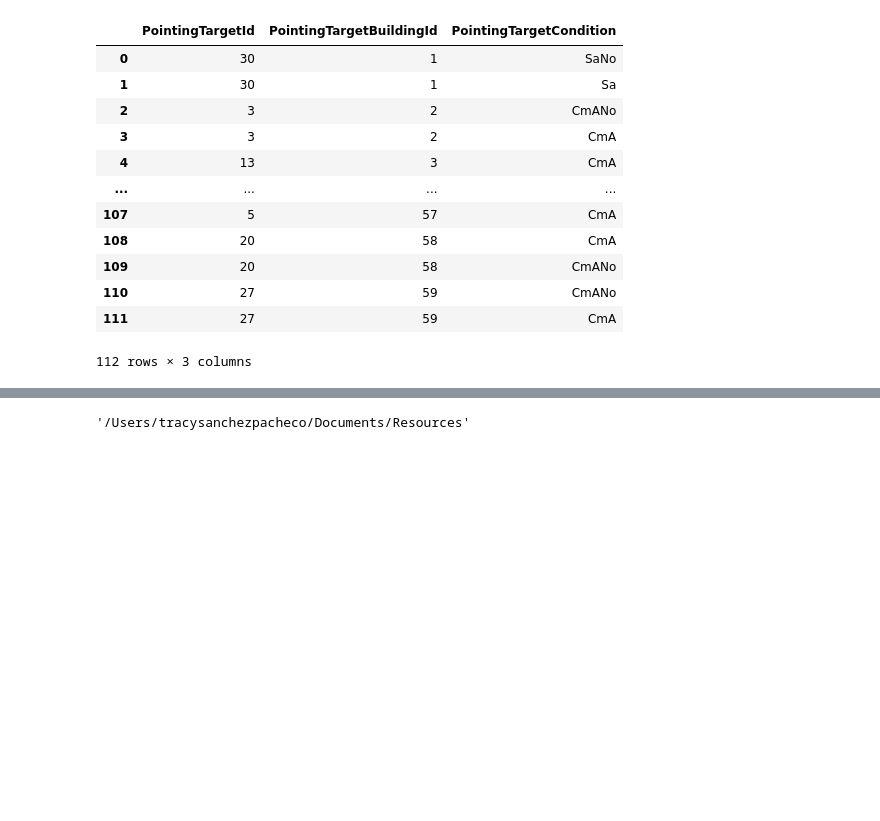
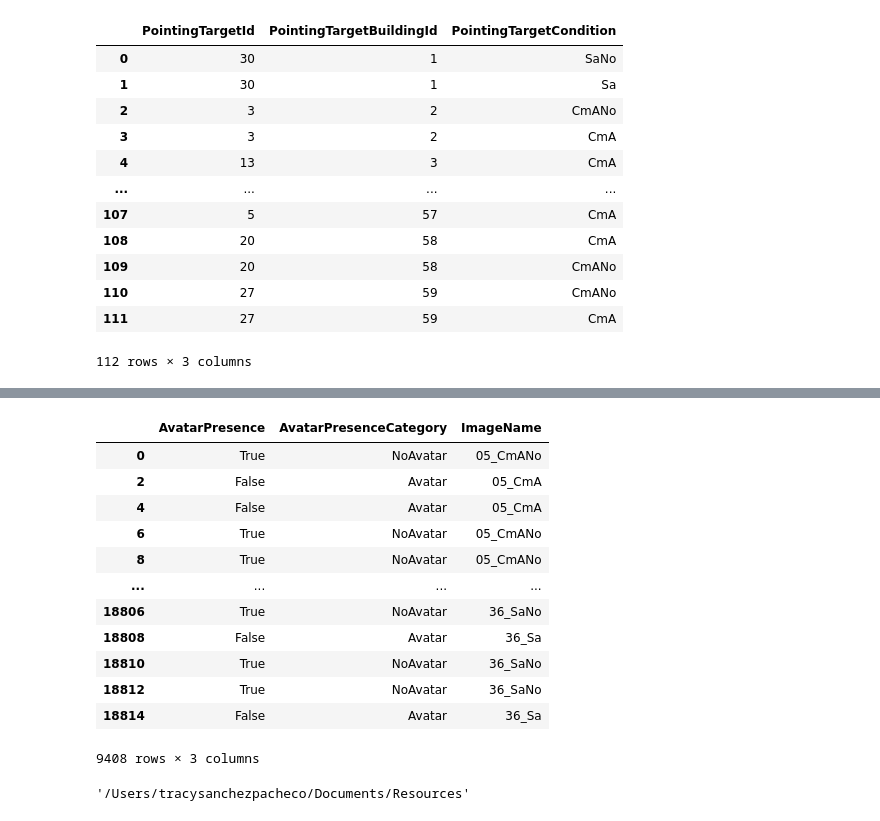
Before and after one commit to tracysanchez/Human_Agents_Impact_Nav, a Jupyter notebook: PointingTask/03_CoordinatesCorrection.ipynb, the cells around one changed output, grey strips where cells are left out. Saved outputs shown, nothing was run; the diff lists cells and outputs as text; code cells hidden in the pictures; blank space fills up the shorter version.

```diff
--- a/PointingTask/03_CoordinatesCorrection.ipynb
+++ b/PointingTask/03_CoordinatesCorrection.ipynb
@@ -143,3 +143,19 @@ memory usage: 1.9+ MB
+# %%
+CoordinatesIntegrated[['AvatarPresence', 'AvatarPresenceCategory', 'ImageName']]
+# %% [output]
+|  | AvatarPresence | AvatarPresenceCategory | ImageName |
+| 0 | True | NoAvatar | 05_CmANo |
+| 2 | False | Avatar | 05_CmA |
+| 4 | False | Avatar | 05_CmA |
+| 6 | True | NoAvatar | 05_CmANo |
+| 8 | True | NoAvatar | 05_CmANo |
+| ... | ... | ... | ... |
+| 18806 | True | NoAvatar | 36_SaNo |
+| 18808 | False | Avatar | 36_Sa |
+| 18810 | True | NoAvatar | 36_SaNo |
+| 18812 | True | NoAvatar | 36_SaNo |
+| 18814 | False | Avatar | 36_Sa |
+9408 rows × 3 columns
 # %%
 # Added cell to set Working Directory to your location
 os.chdir('/Users/tracysanchezpacheco/Documents/Resources')
```
Also changed, not shown: parts of 7 cells of this notebook, 15 other files.
